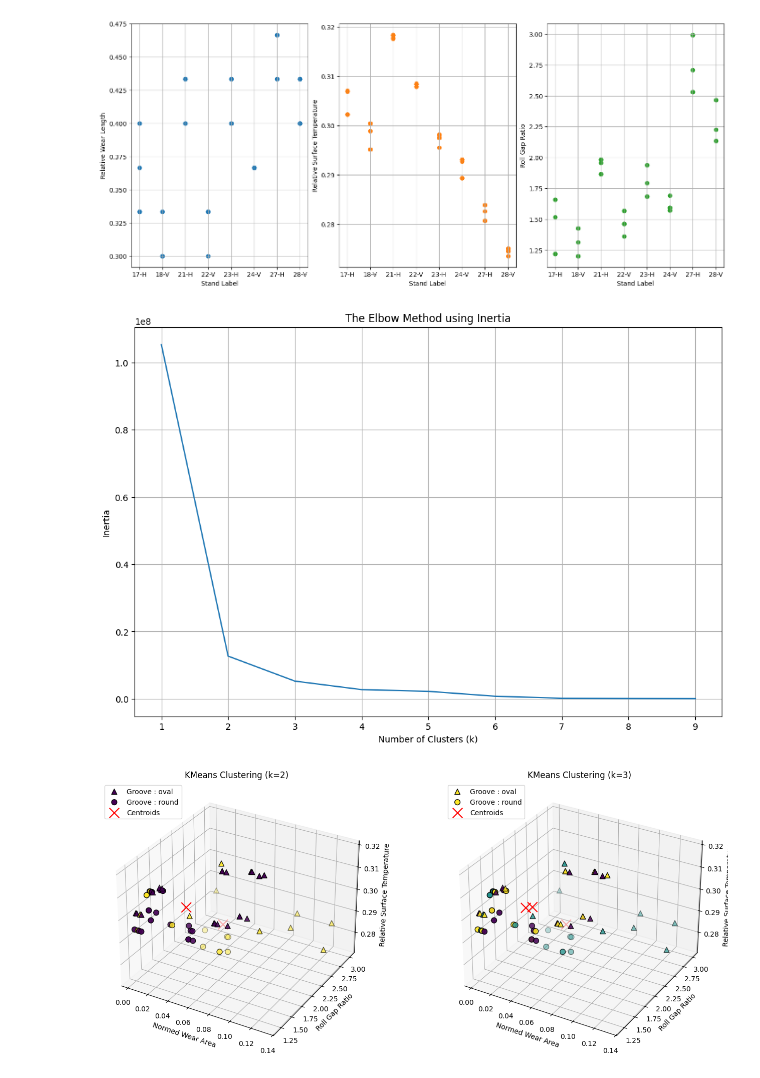
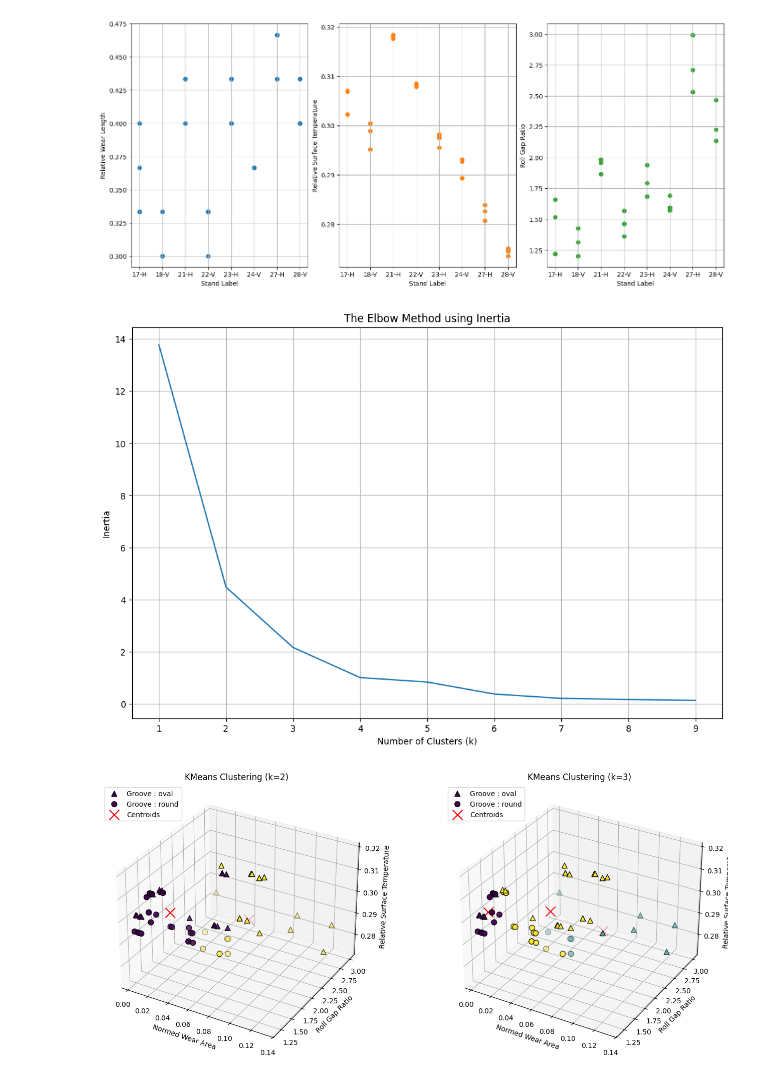
Before and after one commit to ChRen95/phd-thesis-fitting-wear-coefficient, a Jupyter notebook: data_clustering_pre_clustering.ipynb, the cells around one changed output. Cells and saved outputs as stored; diff of their text form; code cells hidden in the pictures.

```diff
--- a/data_clustering_pre_clustering.ipynb
+++ b/data_clustering_pre_clustering.ipynb
@@ -176,7 +172,7 @@ df = pd.DataFrame({
     'relative_surface_temperature': np.array(max_roll_surface_temperature) / np.array(temperatures)
 })
 # %%
-features_for_clustering = ['tonnage', 'normed_wear_area', 'relative_wear_length', 'roll_gap_ratio', 'relative_surface_temperature']
+features_for_clustering = ['normed_wear_area', 'relative_wear_length', 'roll_gap_ratio', 'relative_surface_temperature']
 fitting_array = df[features_for_clustering].values
 # %%
 fig, (ax1, ax2, ax3) = plt.subplots(1, 3, figsize=(14, 6), constrained_layout=True)
@@ -219,46 +215,47 @@ ax.set_ylabel('Inertia')
 
 fig.savefig(result_dir / "elbow_method_inertia.pdf", bbox_inches='tight', dpi=300)
 # %% [output]
-[figure, old version]
+[figure, new version]
 # %%
 fig = plt.figure(figsize=(14, 6))
 tag_to_marker = {'round': 'o', 'oval': '^'}
 for idx, k in enumerate([2, 3], 1):
     kmeans = KMeans(n_clusters=k, random_state=42)
     y_kmeans = kmeans.fit_predict(fitting_array)
+    df[f'cluster_k{k}'] = y_kmeans
 
     ax = fig.add_subplot(1, 2, idx, projection='3d')
 
     for tag in df['groove_type'].unique():
         mask = df['groove_type'] == tag
         ax.scatter(
             df.loc[mask, 'normed_wear_area'],
             df.loc[mask, 'roll_gap_ratio'],
             df.loc[mask, 'relative_surface_temperature'],
             c=y_kmeans[mask],
             cmap='viridis',
             marker=tag_to_marker[tag],
             edgecolor='k',
             label=f'Groove : {tag}',
             s=60
         )
         #['tonnage', 'normed_wear_area', 'relative_wear_length', 'roll_gap_ratio', 'relative_surface_temperature']
     ax.scatter(
-        kmeans.cluster_centers_[:, 1],
+        kmeans.cluster_centers_[:, 0],
+        kmeans.cluster_centers_[:, 2],
         kmeans.cluster_centers_[:, 3],
-        kmeans.cluster_centers_[:, 4],
         c='red', marker='x', s=200, label='Centroids'
     )
 
     ax.set_title(f'KMeans Clustering (k={k})')
     ax.set_xlabel('Normed Wear Area')
     ax.set_ylabel('Roll Gap Ratio')
     ax.set_zlabel('Relative Surface Temperature')
     ax.legend(loc='upper left')
 
 fig.savefig(result_dir / "clusters_for_wear_analysis.pdf", bbox_inches='tight', dpi=300)
 
 plt.tight_layout()
 plt.show()
 # %% [output]
-[figure, old version]
+[figure, new version]
```
Also changed, not shown: parts of 4 cells of this notebook, 5 other files.
